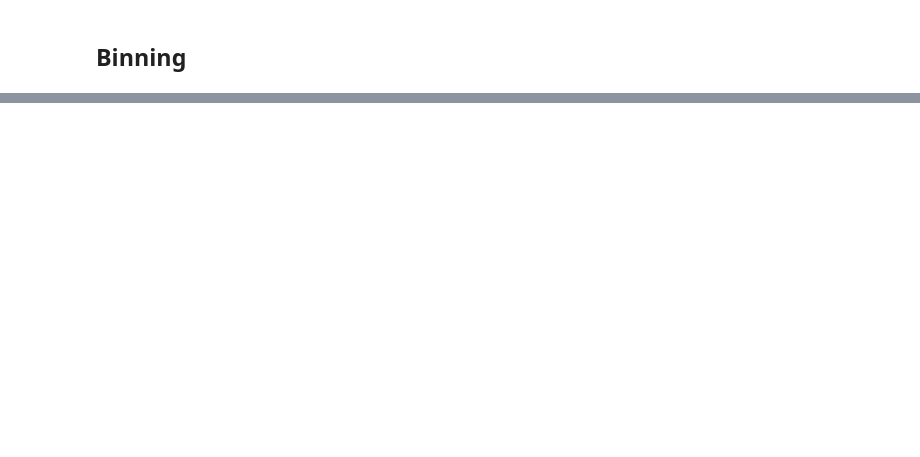
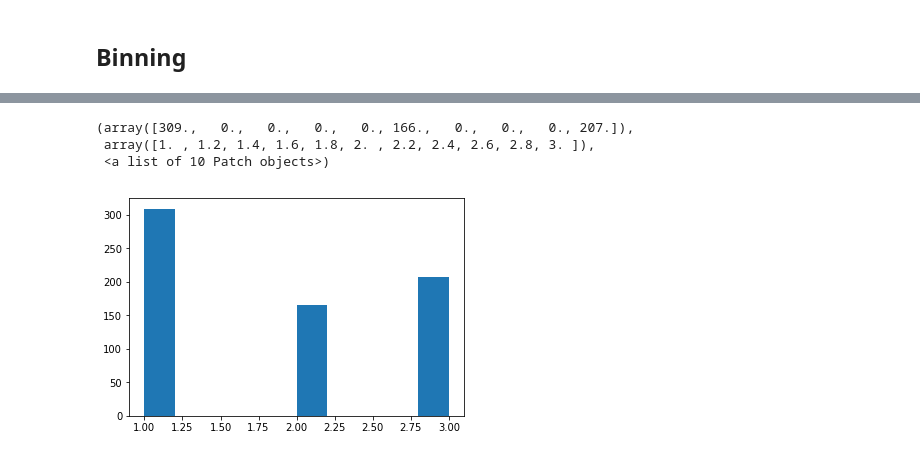
Before and after one commit to BA545-SP2019/2019-competition1-the-dundies, a Jupyter notebook: Our_Code_Good.ipynb, the cells around one changed output, grey strips where cells are left out. Drawn from its saved outputs; the diff is of its cells as text; code cells hidden in the pictures; blank space fills up the shorter version.

```diff
--- a/Our_Code_Good.ipynb
+++ b/Our_Code_Good.ipynb
@@ -738,0 +1035,14 @@ TypeError: '<' not supported between instances of 'str' and 'int'
+# %%
+### Due to the bins `0` and `2`, we have decided to combine them by updating the function "I3_Binning"
+def I3_Binning(I3):
+    if I3 < 2000:
+        return(2)
+    if I3 >= 2000 and I3 <= 3999:
+        return(1)
+    if I3 >= 4000 and I3 <= 6999:
+        return(2)
+    if I3 >= 7000:
+        return(3)
+
+df_data['I3_Bins'] = df_data.I3.apply(I3_Binning)
+df_data.head()
@@ -738,0 +1057,7 @@ TypeError: '<' not supported between instances of 'str' and 'int'
+# %%
+plt.hist(df_data['I3_Bins'])
+# %% [output]
+(array([309.,   0.,   0.,   0.,   0., 166.,   0.,   0.,   0., 207.]),
+ array([1. , 1.2, 1.4, 1.6, 1.8, 2. , 2.2, 2.4, 2.6, 2.8, 3. ]),
+ <a list of 10 Patch objects>)
+[figure, added]
```
Also changed, not shown: parts of 21 cells of this notebook, 1 other file.
